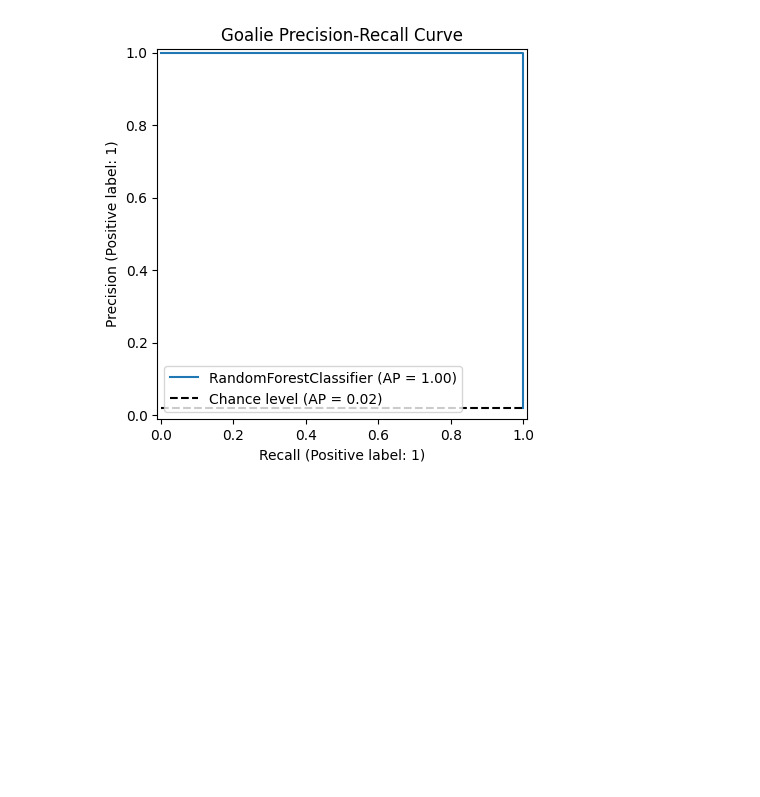
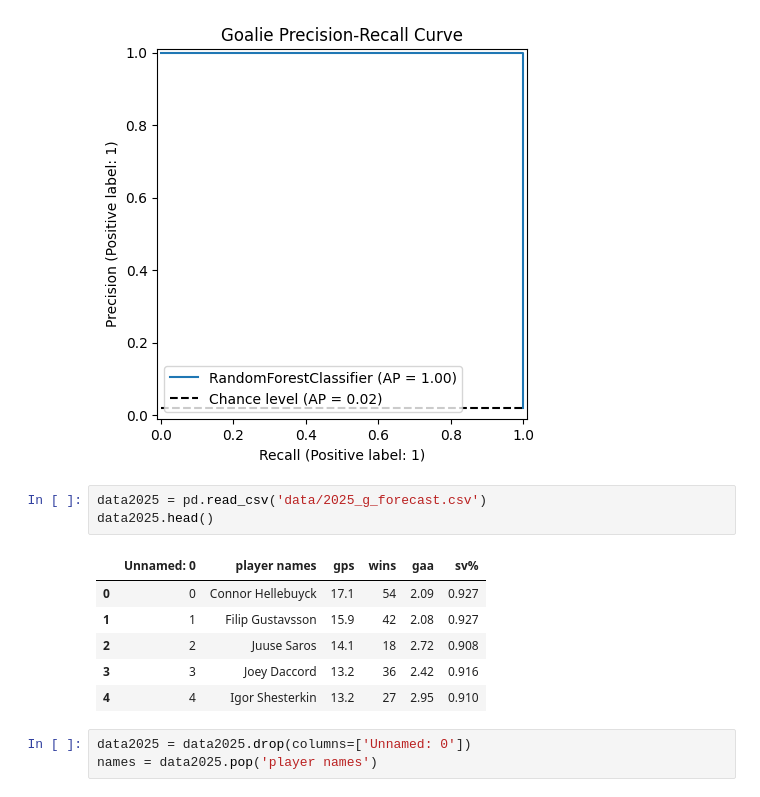
Before and after one commit to tschittina/hart-trophy-prediction, a Jupyter notebook: goalie_rfc.ipynb, the cells around one changed output. Drawn from its saved outputs; the diff is of its cells as text; blank space fills up the shorter version.

```diff
--- a/goalie_rfc.ipynb
+++ b/goalie_rfc.ipynb
@@ -138,3 +138,16 @@ plt.savefig('visuals/goaliePRC.png')
 plt.show()
 # %% [output]
 [figure]
+# %%
+data2025 = pd.read_csv('data/2025_g_forecast.csv')
+data2025.head()
+# %% [output]
+|  | Unnamed: 0 | player names | gps | wins | gaa | sv% |
+| 0 | 0 | Connor Hellebuyck | 17.1 | 54 | 2.09 | 0.927 |
+| 1 | 1 | Filip Gustavsson | 15.9 | 42 | 2.08 | 0.927 |
+| 2 | 2 | Juuse Saros | 14.1 | 18 | 2.72 | 0.908 |
+| 3 | 3 | Joey Daccord | 13.2 | 36 | 2.42 | 0.916 |
+| 4 | 4 | Igor Shesterkin | 13.2 | 27 | 2.95 | 0.910 |
+# %%
+data2025 = data2025.drop(columns=['Unnamed: 0'])
+names = data2025.pop('player names')
```
Also changed, not shown: parts of 5 cells of this notebook.
